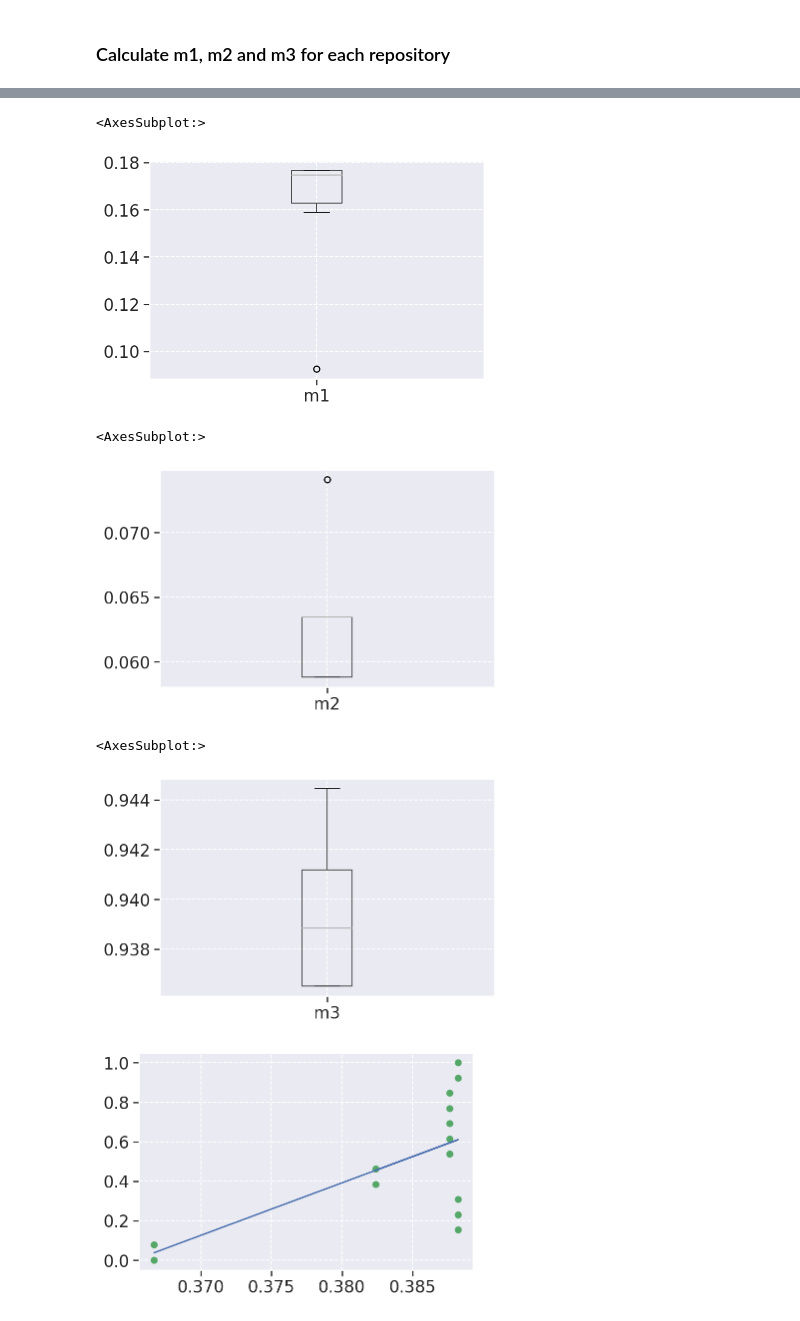
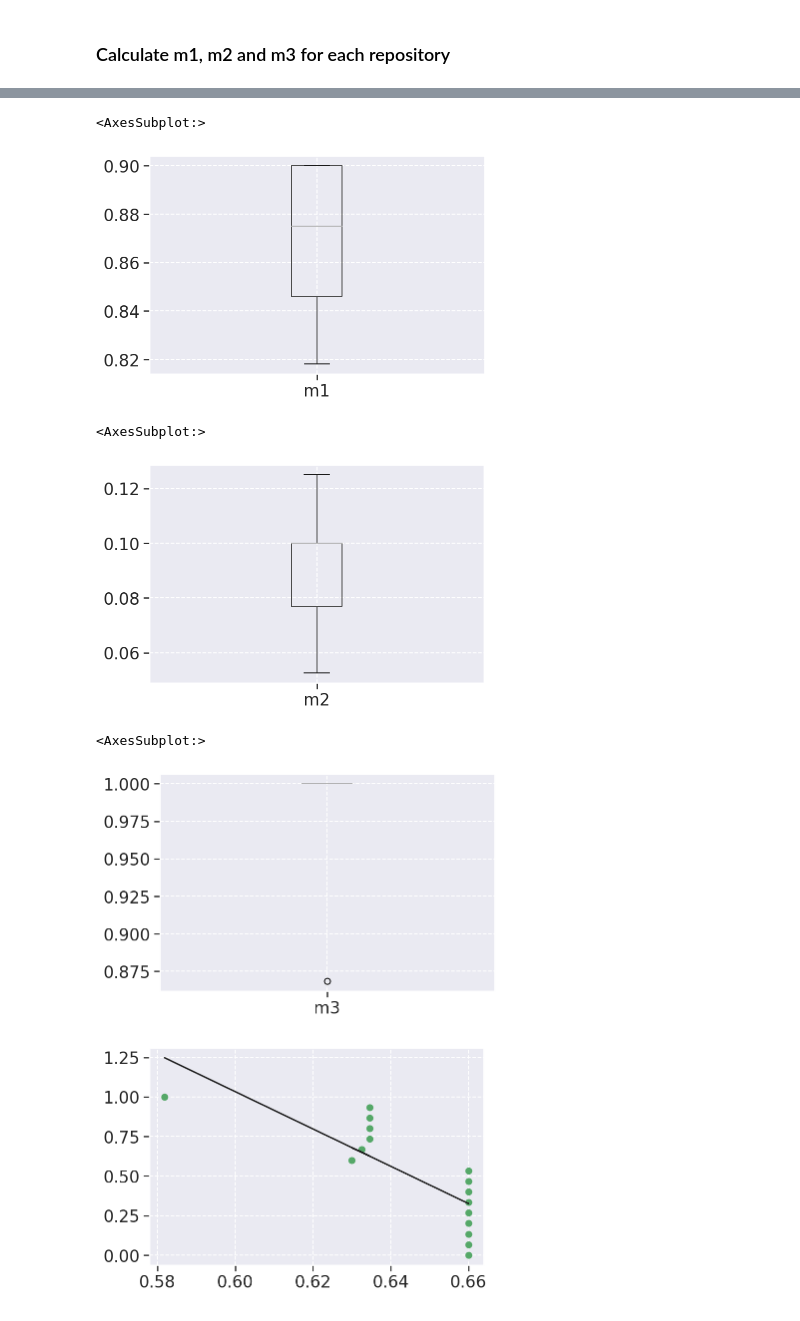
Before and after one commit to fga-eps-mds/2020.2-Violeta-Documentacao, a Jupyter notebook: docs/Projeto/analytics.ipynb, the cells around one changed output, grey strips where cells are left out. Cells and saved outputs as stored; diff of their text form; code cells hidden in the pictures.

```diff
--- a/docs/Projeto/analytics.ipynb
+++ b/docs/Projeto/analytics.ipynb
@@ -176,7 +176,7 @@ def create_file_df(json_list):
 
         file_component_data = metric_per_file(file_component)
 
-        file_component_df = generate_file_dataframe_per_release(metric_list, file_component_data, language_extension = 'py')
+        file_component_df = generate_file_dataframe_per_release(metric_list, file_component_data, language_extension = 'js')
 
         file_component_df['filename'] = os.path.basename(i)
 
@@ -517,0 +408,2 @@ metrics_df.describe()
+# %%
+metrics_df.set_index('version')
@@ -546,29 +519,28 @@ metrics_df['m3'].hist()
 metrics_df[['m1']].boxplot()
 # %% [output]
 <AxesSubplot:>
-[figure, old version]
+[figure, new version]
 # %%
 metrics_df[['m2']].boxplot()
 # %% [output]
 <AxesSubplot:>
-[figure, old version]
+[figure, new version]
 # %%
 metrics_df[['m3']].boxplot()
 # %% [output]
 <AxesSubplot:>
-[figure, old version]
+[figure, new version]
 # %%
-x = metrics_df['asc1'].values[:,np.newaxis]
-y = np.linspace(0., 1., 14)
+x = metrics_df['ac1'].values[:,np.newaxis]
+y = np.linspace(0., 1., 16)
 Y = y[:,np.newaxis]
 
 #print('Coefficients: \n', reg.coef_)
 reg = LinearRegression().fit(x, y)
 plt.scatter(x, y,color='g')
 plt.plot(x, reg.predict(x),color='k')
 
 
-
 plt.show()
 # %% [output]
-[figure, old version]
+[figure, new version]
```
Also changed, not shown: parts of 30 cells of this notebook, 2 other files.
